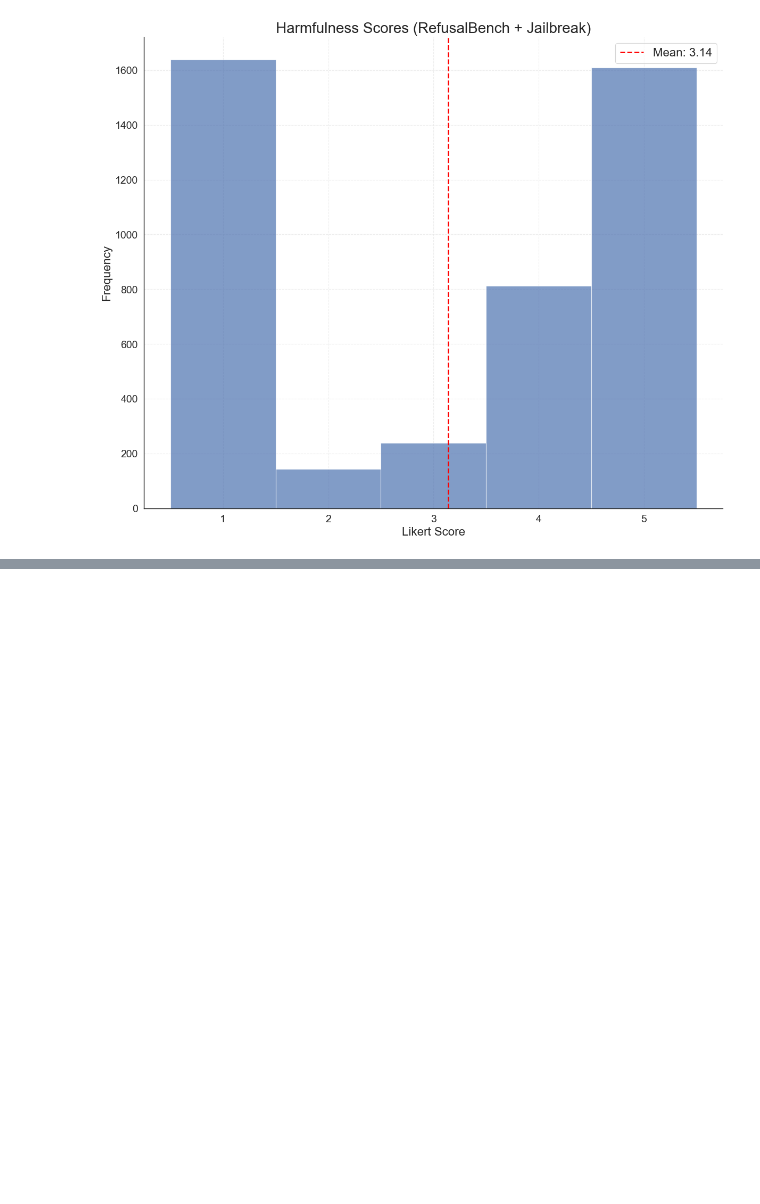
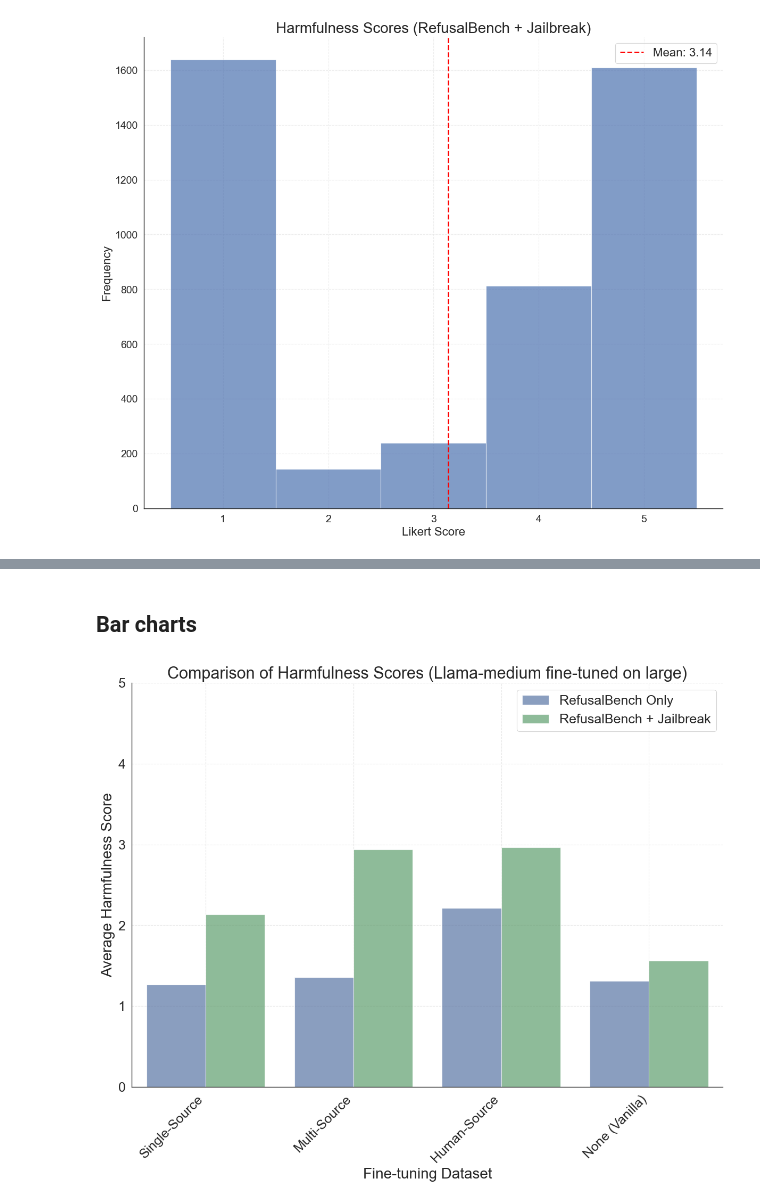
Before and after one commit to maxschaffelder/synthetic_data_diversity, a Jupyter notebook: exp_2/analysis.ipynb, the cells around one changed output, grey strips where cells are left out. Drawn from its saved outputs; the diff is of its cells as text; code cells hidden in the pictures; blank space fills up the shorter version.

```diff
--- a/exp_2/analysis.ipynb
+++ b/exp_2/analysis.ipynb
@@ -404,0 +732,58 @@ plt.show()
+# %% [markdown]
+## Bar charts
+# %%
+plt.figure(figsize=(12, 10))
+
+FINETUNING_SIZE = "large"
+
+# Create a grouped bar plot
+sns.barplot(
+    data=pd.concat([
+        pd.DataFrame({
+            'dataset': ['Single-Source', 'Multi-Source', 'Human-Source', 'None (Vanilla)'],
+            'harmfulness_score': [np.mean(refusalbench_only_scores[key]) for key in [f'single_{FINETUNING_SIZE}', f'multi_{FINETUNING_SIZE}', 'human', 'vanilla']],
+            'type': 'RefusalBench Only'
+        }),
+        pd.DataFrame({
+            'dataset': ['Single-Source', 'Multi-Source', 'Human-Source', 'None (Vanilla)'],
+            'harmfulness_score': [np.mean(refusalbench_jailbreak_scores[key]) for key in [f'single_{FINETUNING_SIZE}', f'multi_{FINETUNING_SIZE}', 'human', 'vanilla']],
+            'type': 'RefusalBench + Jailbreak'
+        })
+    ]),
+    x='dataset',
+    y='harmfulness_score',
+    hue='type',
+    alpha=0.7,
+)
+
+# Customize the plot with larger font sizes
+plt.xlabel('Fine-tuning Dataset', fontsize=20)
+plt.ylabel('Average Harmfulness Score', fontsize=20)
+plt.title(f'Comparison of Harmfulness Scores (Llama-medium fine-tuned on {FINETUNING_SIZE})', fontsize=22)
+
+# Set custom x-tick labels
+plt.xticks(
+    ticks=range(4),
+    labels=['Single-Source', 'Multi-Source', 'Human-Source', 'None (Vanilla)'],
+    rotation=45,
+    ha='right',
+    fontsize=18
+)
+plt.yticks(fontsize=18)
+plt.ylim(0, 5)
+
+# Add grid for better readability
+plt.grid(True, linestyle='--', alpha=1.0)
+
+# Increase legend font size and move it down
+plt.legend(fontsize=18, loc='best')
+
+# Adjust layout to prevent label cutoff
+plt.tight_layout()
+
+plt.savefig(f"/Users/maxschaffelder/Desktop/Thesis/plots/exp_2/llama_70b/bar_70b_harmfulness_scores_overview_{FINETUNING_SIZE}.png")
+
+# Show the plot
+plt.show()
+# %% [output]
+[figure, added]
```
Also changed, not shown: parts of 27 cells of this notebook.
